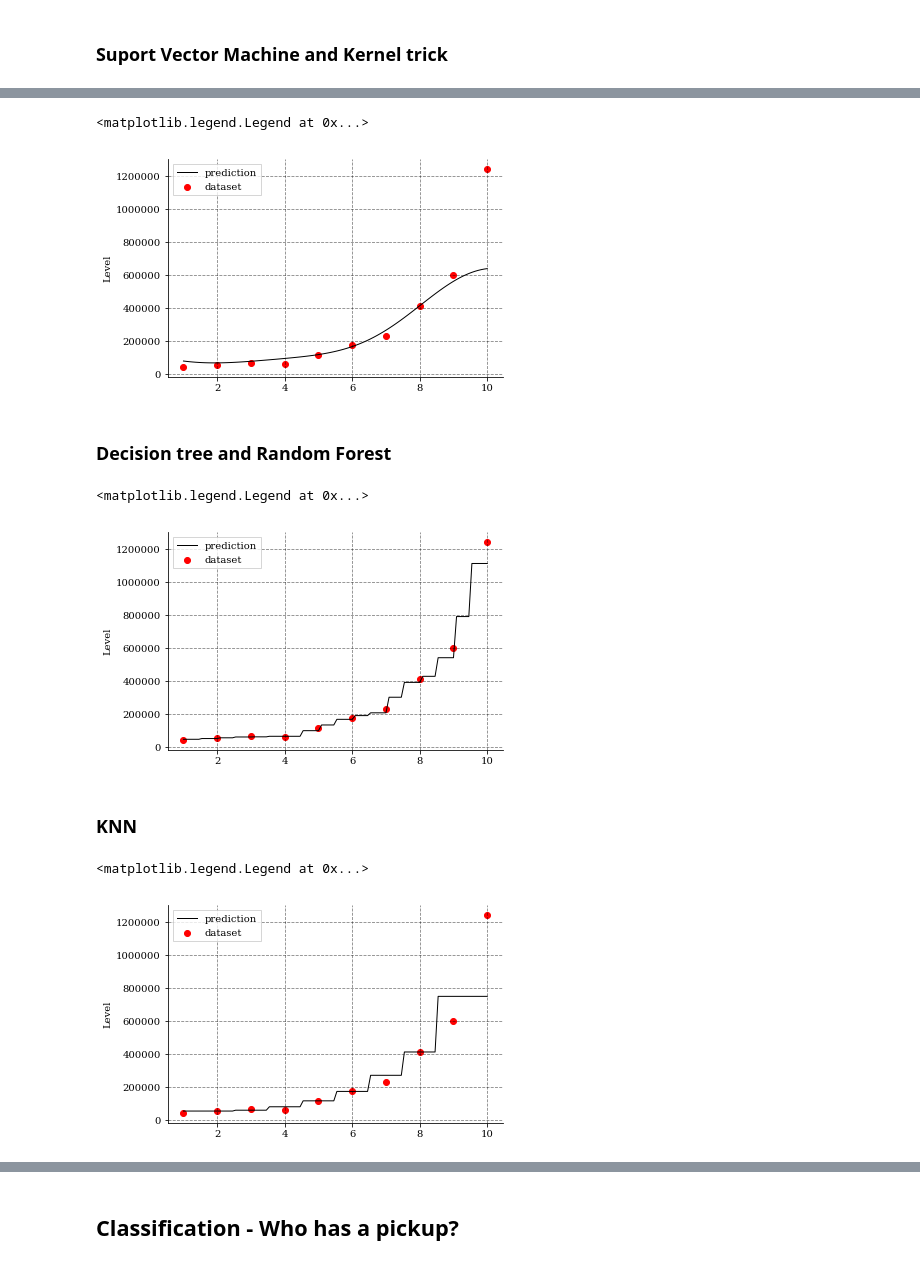
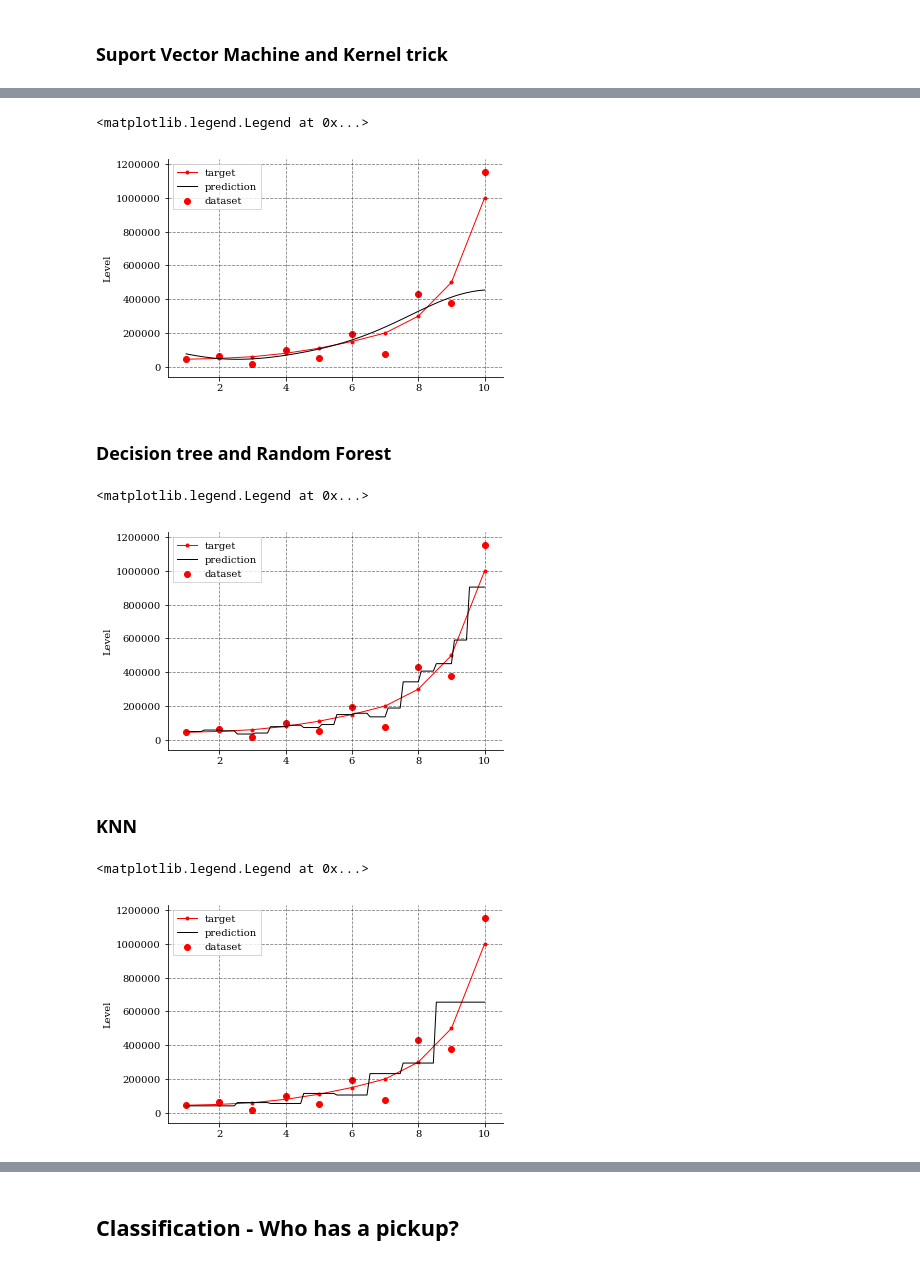
Before and after one commit to locie/simurex2018_workshop, a Jupyter notebook: celliern/machine_learning/workshop_ml.ipynb, the cells around one changed output, grey strips where cells are left out. Cells and saved outputs as stored; diff of their text form; code cells hidden in the pictures.

```diff
--- a/celliern/machine_learning/workshop_ml.ipynb
+++ b/celliern/machine_learning/workshop_ml.ipynb
@@ -460,0 +474,5 @@ pl.legend()
+# %%
+x = np.linspace(0, 1, 10)
+y = np.where((x < .3) | (x > .8), 0, 1)
+
+pl.scatter(x, x * 0 + 1, c=y, cmap="Set1_r")
@@ -461,39 +490,41 @@ pl.legend()
 # %%
 from sklearn.svm import SVR
 
 sc_X = StandardScaler()
 sc_y = StandardScaler()
 X_scaled = sc_X.fit_transform(X)
 y_scaled = sc_y.fit_transform(y.reshape(-1, 1)).ravel()
 
 model = SVR("rbf")
 model.fit(X_scaled, y_scaled)
 
 X_ = np.linspace(1, 10, 100).reshape(-1, 1)
 predicted_salary = sc_y.inverse_transform(model.predict(sc_X.transform(X_)))
 
-pl.scatter(X, y, color="red", label="dataset")
+pl.plot(df.Level, df.Salary, color="red", marker=".", label="target")
+pl.scatter(df.Level, y, color="red", label="dataset")
 pl.plot(X_, predicted_salary, color="black", label="prediction")
 
 pl.ylabel("Salary ($)")
 pl.ylabel("Level")
 pl.legend()
 # %% [output]
 <matplotlib.legend.Legend at 0x...>
-[figure, old version]
+[figure, new version]
 # %% [markdown]
 ### Decision tree and Random Forest
 # %%
 from sklearn.tree import DecisionTreeRegressor
 from sklearn.ensemble import RandomForestRegressor
 
-model = RandomForestRegressor()
+model = RandomForestRegressor(1000)
 model.fit(X, y)
 
 X_ = np.linspace(1, 10, 100).reshape(-1, 1)
 predicted_salary = model.predict(X_)
 
-pl.scatter(X, y, color="red", label="dataset")
+pl.plot(df.Level, df.Salary, color="red", marker=".", label="target")
+pl.scatter(df.Level, y, color="red", label="dataset")
 pl.plot(X_, predicted_salary, color="black", label="prediction")
 
 pl.ylabel("Salary ($)")
@@ -501,7 +532,7 @@ pl.ylabel("Level")
 pl.legend()
 # %% [output]
 <matplotlib.legend.Legend at 0x...>
-[figure, old version]
+[figure, new version]
 # %% [markdown]
 ### KNN
 # %%
@@ -513,7 +544,8 @@ model.fit(X, y)
 X_ = np.linspace(1, 10, 100).reshape(-1, 1)
 predicted_salary = model.predict(X_)
 
-pl.scatter(X, y, color="red", label="dataset")
+pl.plot(df.Level, df.Salary, color="red", marker=".", label="target")
+pl.scatter(df.Level, y, color="red", label="dataset")
 pl.plot(X_, predicted_salary, color="black", label="prediction")
 
 pl.ylabel("Salary ($)")
@@ -521,5 +553,5 @@ pl.ylabel("Level")
 pl.legend()
 # %% [output]
 <matplotlib.legend.Legend at 0x...>
-[figure, old version]
+[figure, new version]
 # %% [markdown]
```
Also changed, not shown: parts of 45 cells of this notebook.
